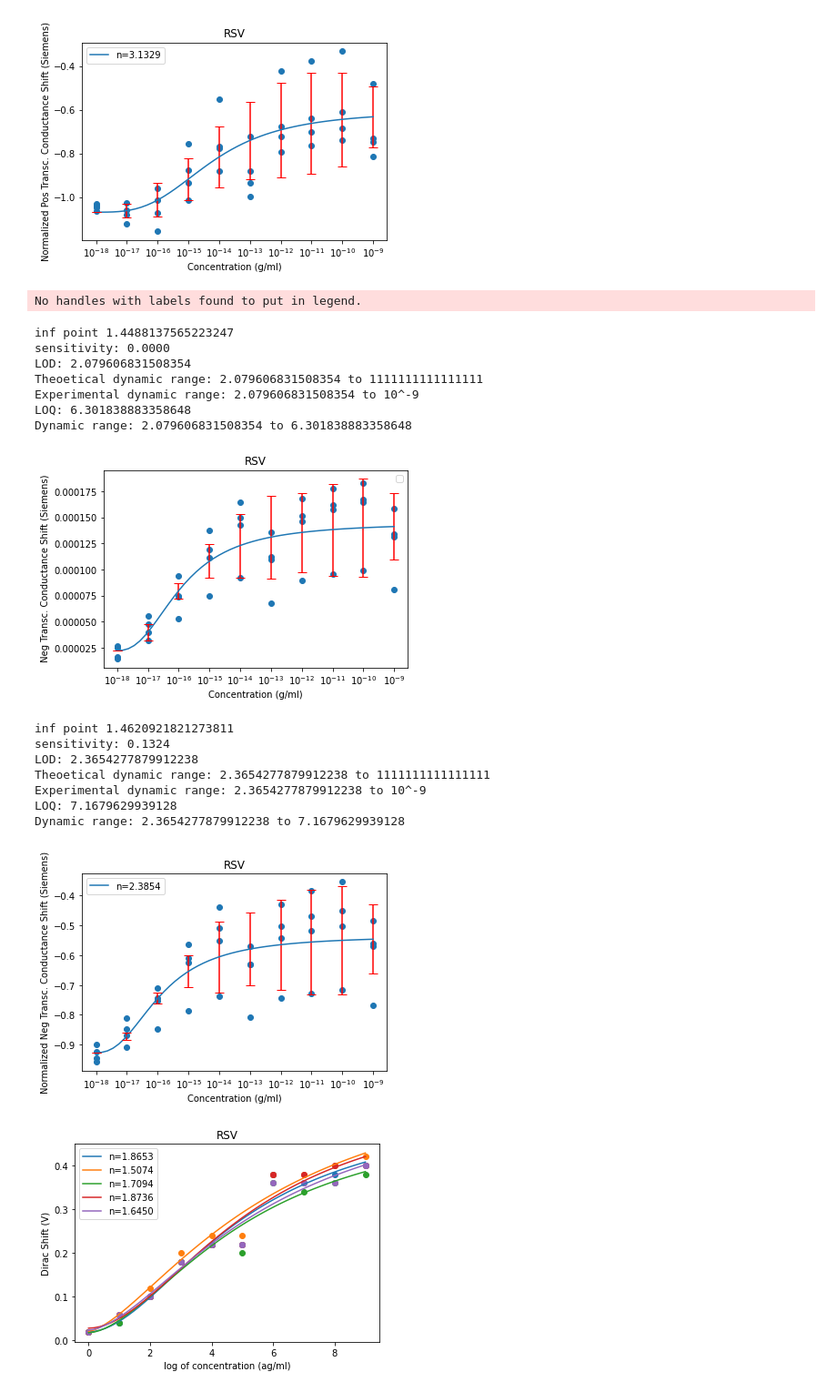
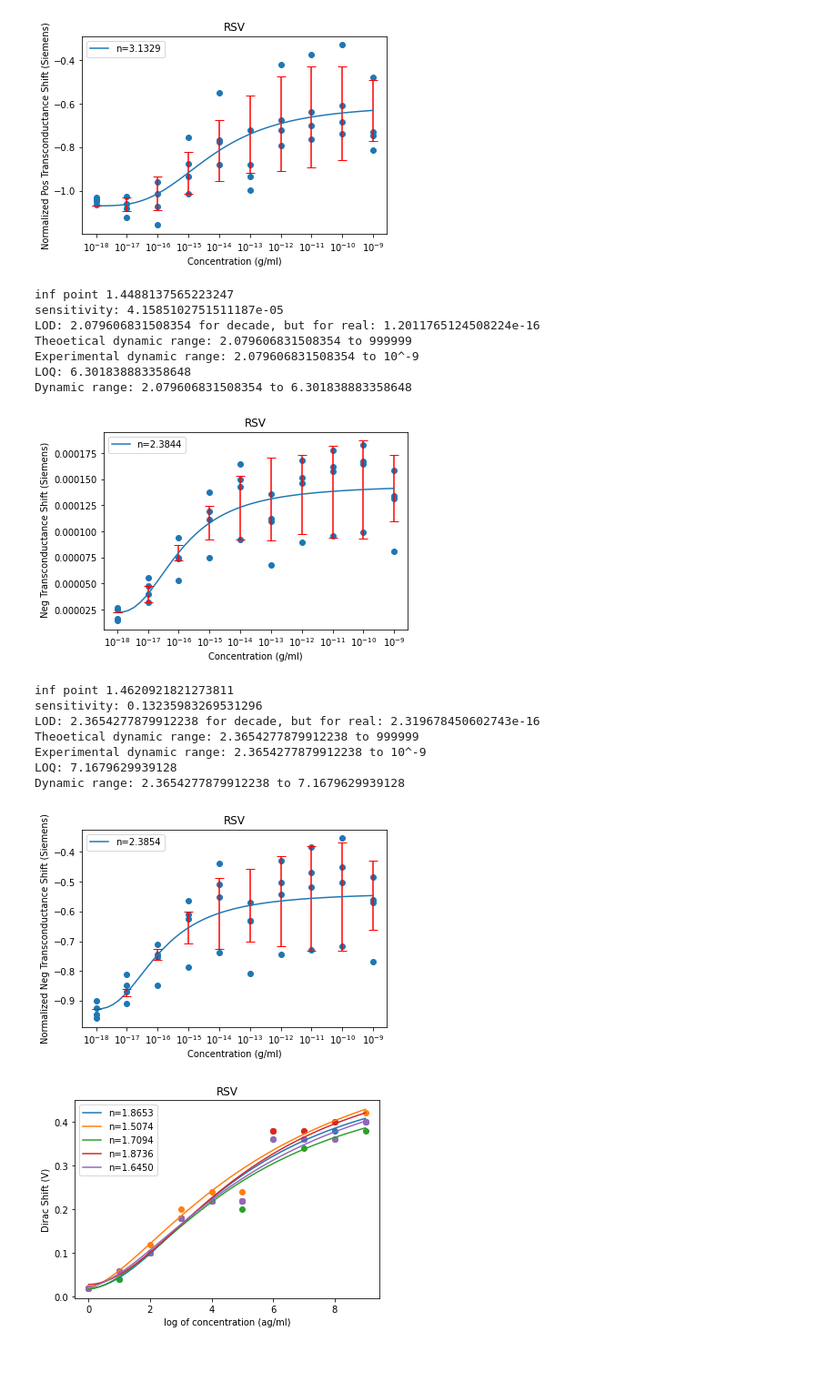
Before and after one commit to jlupoiii/GFET-covid-flu, a Jupyter notebook: main.ipynb, the cells around one changed output. Shown: that part at 91% size. Cells and saved outputs as stored; diff of their text form; code cells hidden in the pictures; blank space fills up the shorter version.

```diff
--- a/main.ipynb
+++ b/main.ipynb
@@ -347,7 +305,7 @@ plt.plot(X_fit, Y_fit, label=f'n={dirac_coeffs[2]:.4f}')
 plt.legend()
 plt.title('RSV')
 plt.xlabel("Concentration (g/ml)")
-plt.ylabel("Dirac Voltage (V)")
+plt.ylabel("Dirac Shift (V)")
 plt.errorbar(range(dataset.num_concs), hill_function(range(dataset.num_concs), *dirac_coeffs), yerr=std_devs, ecolor='red', fmt='None', capsize=5)
 x_labels = [f"$10^{{{i}}}$" for i in np.array(range(dataset.num_concs))-18]
 plt.xticks(range(dataset.num_concs), x_labels)
@@ -363,7 +321,7 @@ plt.plot(X_fit, Y_fit, label=f'n={dirac_coeffs[2]:.4f}')
 plt.legend()
 plt.title('RSV')
 plt.xlabel("Concentration (g/ml)")
-plt.ylabel(" Normalized Dirac Voltage (V)")
+plt.ylabel(" Normalized Dirac Shift (V)")
 plt.errorbar(range(dataset.num_concs), hill_function(range(dataset.num_concs), *dirac_coeffs), yerr=std_devs, ecolor='red', fmt='None', capsize=5)
 x_labels = [f"$10^{{{i}}}$" for i in np.array(range(dataset.num_concs))-18]
 plt.xticks(range(dataset.num_concs), x_labels)
@@ -380,7 +338,7 @@ plt.plot(X_fit, Y_fit, label=f'n={pos_transc_conduc_coeffs[2]:.4f}')
 plt.legend()
 plt.title('RSV')
 plt.xlabel("Concentration (g/ml)")
-plt.ylabel(" Pos Transc. Conductance Shift (Siemens)")
+plt.ylabel(" Pos Transconductance Shift (Siemens)")
 plt.errorbar(range(dataset.num_concs), hill_function(range(dataset.num_concs), *pos_transc_conduc_coeffs), yerr=std_devs, ecolor='red', fmt='None', capsize=5)
 x_labels = [f"$10^{{{i}}}$" for i in np.array(range(dataset.num_concs))-18]
 plt.xticks(range(dataset.num_concs), x_labels)
@@ -395,7 +353,7 @@ plt.plot(X_fit, Y_fit, label=f'n={pos_transc_conduc_coeffs[2]:.4f}')
 plt.legend()
 plt.title('RSV')
 plt.xlabel("Concentration (g/ml)")
-plt.ylabel("Normalized Pos Transc. Conductance Shift (Siemens)")
+plt.ylabel("Normalized Pos Transconductance Shift (Siemens)")
 plt.errorbar(range(dataset.num_concs), hill_function(range(dataset.num_concs), *pos_transc_conduc_coeffs), yerr=std_devs, ecolor='red', fmt='None', capsize=5)
 x_labels = [f"$10^{{{i}}}$" for i in np.array(range(dataset.num_concs))-18]
 plt.xticks(range(dataset.num_concs), x_labels)
@@ -407,11 +365,11 @@ concs, neg_transc_conduc, neg_transc_conduc_coeffs, std_devs = dataset.neg_trans
 plt.scatter(concs, neg_transc_conduc, marker='o')
 X_fit = np.linspace(min(concs), max(concs), 50)
 Y_fit = hill_function(X_fit, *neg_transc_conduc_coeffs)
-plt.plot(X_fit, Y_fit) # , label=f'n={neg_transc_conduc_coeffs[2]:.4f}')
+plt.plot(X_fit, Y_fit, label=f'n={neg_transc_conduc_coeffs[2]:.4f}')
 plt.legend()
 plt.title('RSV')
 plt.xlabel("Concentration (g/ml)")
-plt.ylabel(" Neg Transc. Conductance Shift (Siemens)")
+plt.ylabel(" Neg Transconductance Shift (Siemens)")
 plt.errorbar(range(dataset.num_concs), hill_function(range(dataset.num_concs), *neg_transc_conduc_coeffs), yerr=std_devs, ecolor='red', fmt='None', capsize=5)
 x_labels = [f"$10^{{{i}}}$" for i in np.array(range(dataset.num_concs))-18]
 plt.xticks(range(dataset.num_concs), x_labels)
@@ -426,7 +384,7 @@ plt.plot(X_fit, Y_fit, label=f'n={neg_transc_conduc_coeffs[2]:.4f}')
 plt.legend()
 plt.title('RSV')
 plt.xlabel("Concentration (g/ml)")
-plt.ylabel("Normalized Neg Transc. Conductance Shift (Siemens)")
+plt.ylabel("Normalized Neg Transconductance Shift (Siemens)")
 plt.errorbar(range(dataset.num_concs), hill_function(range(dataset.num_concs), *neg_transc_conduc_coeffs), yerr=std_devs, ecolor='red', fmt='None', capsize=5)
 x_labels = [f"$10^{{{i}}}$" for i in np.array(range(dataset.num_concs))-18]
 plt.xticks(range(dataset.num_concs), x_labels)
@@ -464,24 +422,23 @@ Theoetical dynamic range: 4.076466480694528 to 1111111111111111
 Experimental dynamic range: 4.076466480694528 to 10^-9
 LOQ: 12.352928729377357
 Dynamic range: 4.076466480694528 to 12.352928729377357
-[figure, old version]
+[figure, new version]
-No handles with labels found to put in legend.
+inf point 1.4488137565223247
+sensitivity: 4.1585102751511187e-05
+LOD: 2.079606831508354 for decade, but for real: 1.2011765124508224e-16
+Theoetical dynamic range: 2.079606831508354 to 999999
+Experimental dynamic range: 2.079606831508354 to 10^-9
+LOQ: 6.301838883358648
+Dynamic range: 2.079606831508354 to 6.301838883358648
+[figure, new version]
-inf point 1.4488137565223247
-sensitivity: 0.0000
-LOD: 2.079606831508354
-Theoetical dynamic range: 2.079606831508354 to 1111111111111111
-Experimental dynamic range: 2.079606831508354 to 10^-9
-LOQ: 6.301838883358648
-Dynamic range: 2.079606831508354 to 6.301838883358648
+inf point 1.4620921821273811
+sensitivity: 0.13235983269531296
+LOD: 2.3654277879912238 for decade, but for real: 2.319678450602743e-16
+Theoetical dynamic range: 2.3654277879912238 to 999999
+Experimental dynamic range: 2.3654277879912238 to 10^-9
+LOQ: 7.1679629939128
+Dynamic range: 2.3654277879912238 to 7.1679629939128
-[figure, old version]
-inf point 1.4620921821273811
-sensitivity: 0.1324
-LOD: 2.3654277879912238
-Theoetical dynamic range: 2.3654277879912238 to 1111111111111111
-Experimental dynamic range: 2.3654277879912238 to 10^-9
-LOQ: 7.1679629939128
-Dynamic range: 2.3654277879912238 to 7.1679629939128
-[figure, old version]
+[figure, new version]
 # %%
 # dirac voltage shifts
 for i in range(dataset.num_devices):
```
Also changed, not shown: parts of 3 cells of this notebook.
